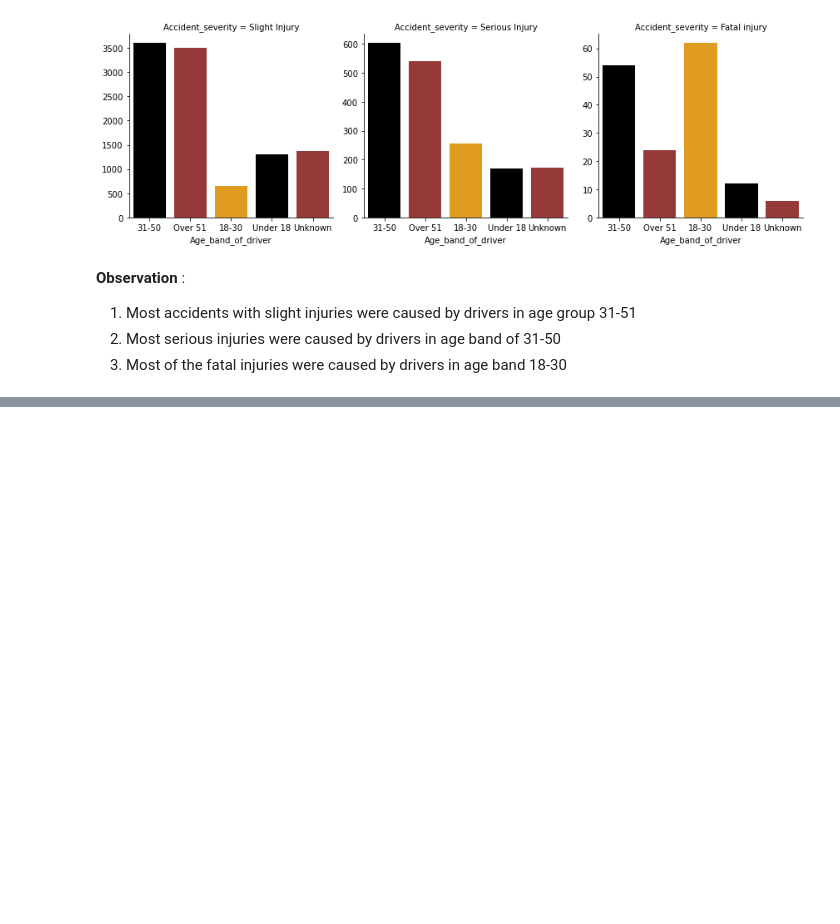
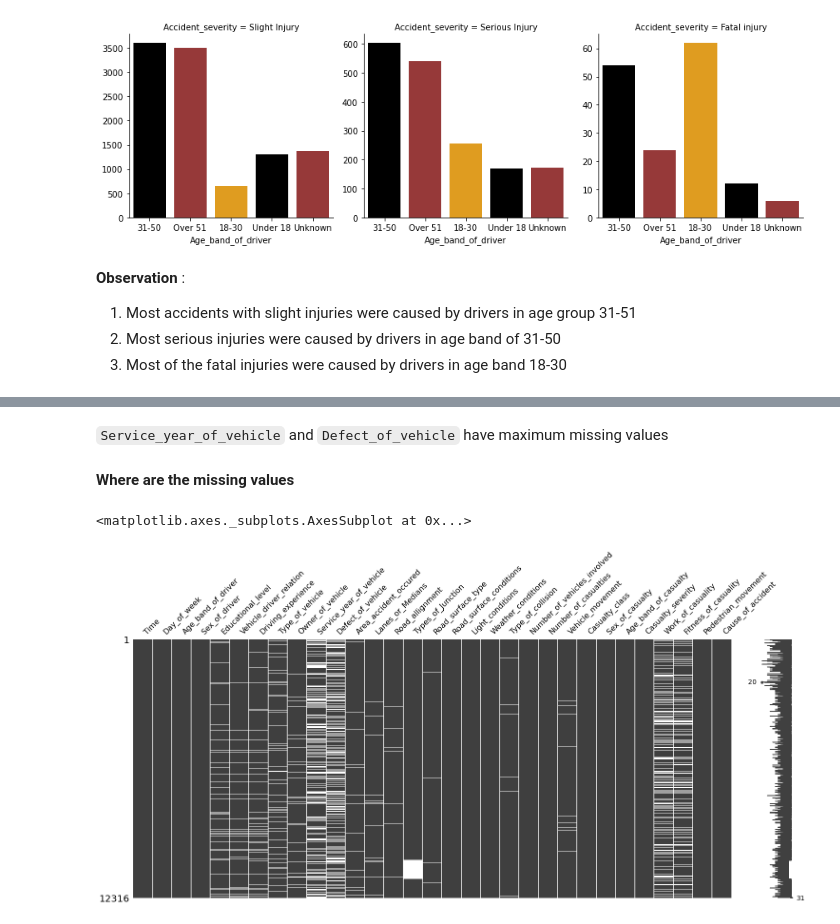
Before and after one commit to vedanthv/Road-Traffic-Accident-Severity-Classification, a Jupyter notebook: Cleaned_Notebook.ipynb, the cells around one changed output, grey strips where cells are left out. Drawn from its saved outputs; the diff is of its cells as text; code cells hidden in the pictures; blank space fills up the shorter version.

```diff
--- a/Cleaned_Notebook.ipynb
+++ b/Cleaned_Notebook.ipynb
@@ -461,0 +491,9 @@ grid.map(sns.countplot, 'Age_band_of_driver', palette=['black', 'brown', 'orange
+# %% [markdown]
+`Service_year_of_vehicle` and `Defect_of_vehicle` have maximum missing values
+# %% [markdown]
+**Where are the missing values**
+# %%
+msno.matrix(X)
+# %% [output]
+<matplotlib.axes._subplots.AxesSubplot at 0x...>
+[figure, added]
```
Also changed, not shown: parts of 8 cells of this notebook.
